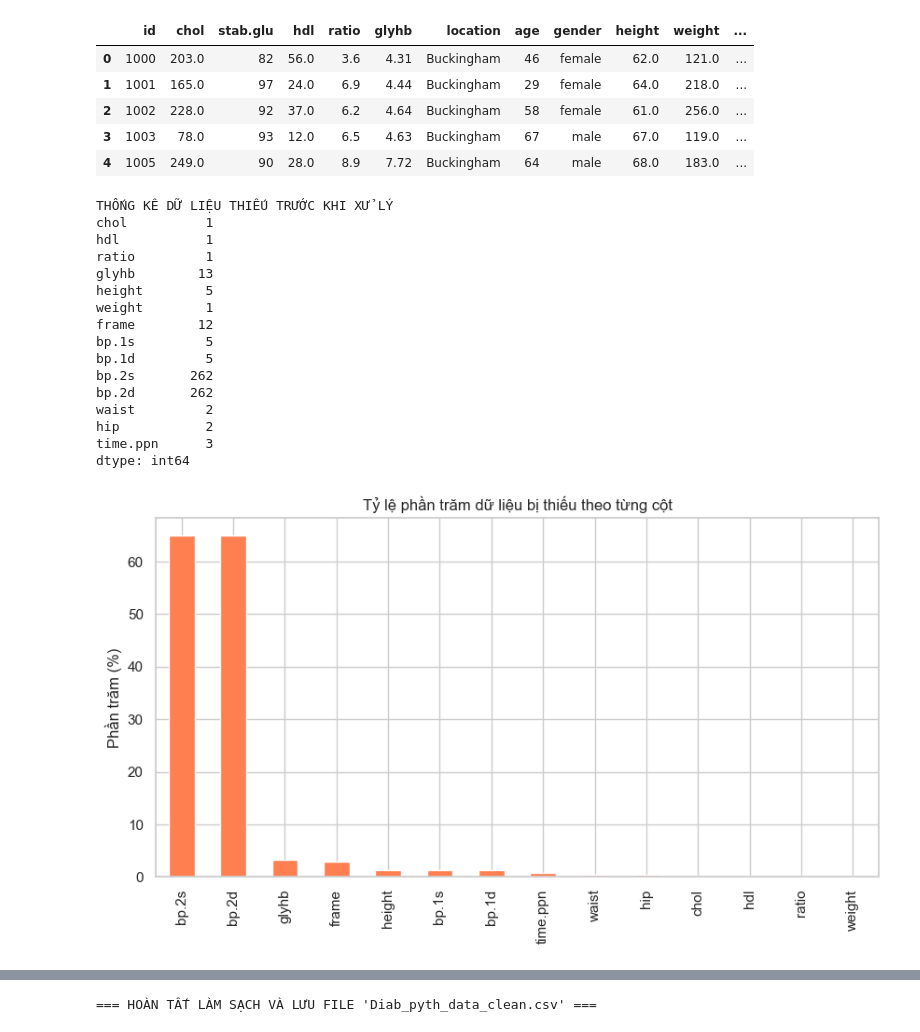
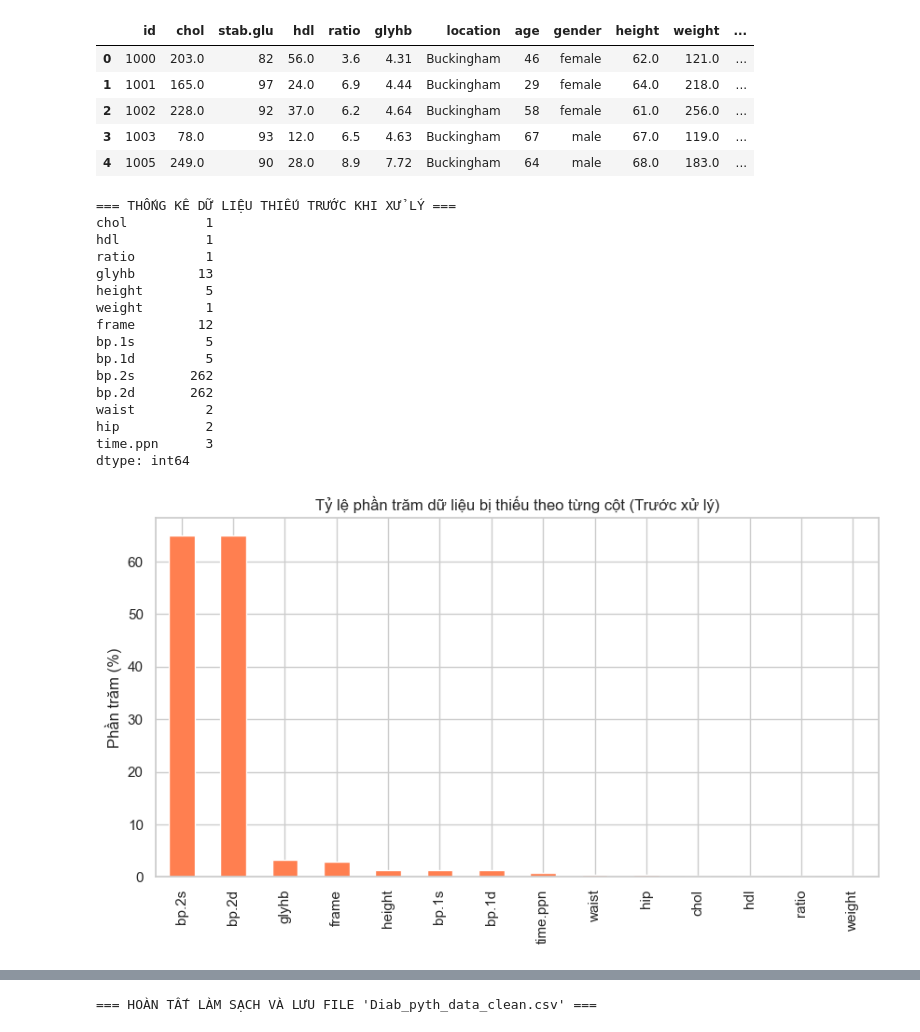
Before and after one commit to quocanh748/CS114_group1, a Jupyter notebook: Preprocess/eda.ipynb, the cells around one changed output, grey strips where cells are left out. Saved outputs shown, nothing was run; the diff lists cells and outputs as text; code cells hidden in the pictures.

```diff
--- a/Preprocess/eda.ipynb
+++ b/Preprocess/eda.ipynb
@@ -21,40 +21,40 @@ display(df.head())
 | 4 | 1005 | 249.0 | 90 | 28.0 | 8.9 | 7.72 | Buckingham | 64 | male | 68.0 | 183.0 | ... |
 # %%
 # 1. Thống kê số lượng dữ liệu bị thiếu ở mỗi cột
-print("THỐNG KÊ DỮ LIỆU THIẾU TRƯỚC KHI XỬ LÝ")
+print("=== THỐNG KÊ DỮ LIỆU THIẾU TRƯỚC KHI XỬ LÝ ===")
 missing_data_before = df.isnull().sum()
 print(missing_data_before[missing_data_before > 0])
 
 # 2. Trực quan hóa phần trăm dữ liệu bị thiếu bằng biểu đồ thanh (Bar chart)
 plt.figure(figsize=(10, 5))
 missing_percentage = (missing_data_before[missing_data_before > 0] / len(df)) * 100
 missing_percentage.sort_values(ascending=False).plot(kind='bar', color='coral')
-plt.title('Tỷ lệ phần trăm dữ liệu bị thiếu theo từng cột')
+plt.title('Tỷ lệ phần trăm dữ liệu bị thiếu theo từng cột (Trước xử lý)')
 plt.ylabel('Phần trăm (%)')
 plt.show()
 
 # 3. Trực quan hóa phân bố của chỉ số HbA1c (glyhb) ban đầu
 plt.figure(figsize=(8, 5))
 sns.histplot(df['glyhb'].dropna(), bins=30, kde=True, color='skyblue')
-plt.title('Phân bố chỉ số HbA1c (glyhb)')
+plt.title('Phân bố chỉ số HbA1c (glyhb) ban đầu')
 plt.xlabel('Chỉ số HbA1c (glyhb)')
 plt.ylabel('Tần suất')
 plt.show()
 # %% [output]
-THỐNG KÊ DỮ LIỆU THIẾU TRƯỚC KHI XỬ LÝ
+=== THỐNG KÊ DỮ LIỆU THIẾU TRƯỚC KHI XỬ LÝ ===
 chol          1
 hdl           1
 ratio         1
 glyhb        13
 height        5
 weight        1
 frame        12
 bp.1s         5
 bp.1d         5
 bp.2s       262
 bp.2d       262
 waist         2
 hip           2
 time.ppn      3
 dtype: int64
-[figure, old version]
+[figure, new version]
```
Also changed, not shown: parts of 8 cells of this notebook, 21 other files.
